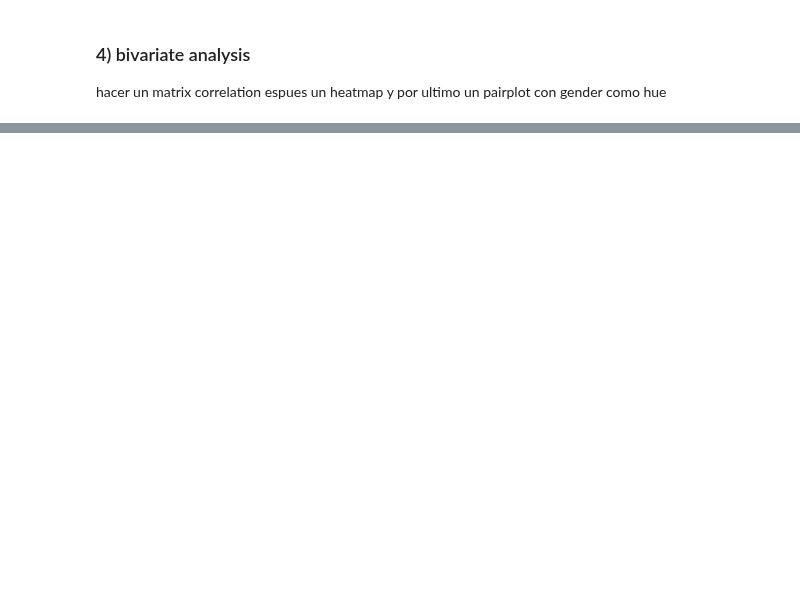
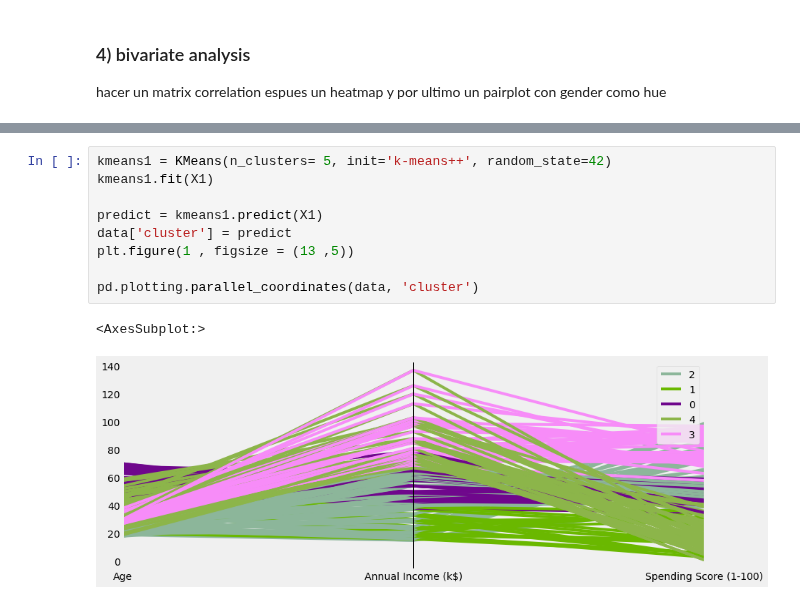
Before and after one commit to martinnss/Customer-Segmentation-with-KMeans-and-Affinity-Propagation, a Jupyter notebook: costumer_segmentation_kmeans.ipynb, the cells around one changed output, grey strips where cells are left out. Saved outputs shown, nothing was run; the diff lists cells and outputs as text; blank space fills up the shorter version.

```diff
--- a/costumer_segmentation_kmeans.ipynb
+++ b/costumer_segmentation_kmeans.ipynb
@@ -153,0 +193,12 @@ hacer un matrix correlation espues un heatmap y por ultimo un pairplot con gende
+# %%
+kmeans1 = KMeans(n_clusters= 5, init='k-means++', random_state=42)
+kmeans1.fit(X1)
+
+predict = kmeans1.predict(X1)
+data['cluster'] = predict
+plt.figure(1 , figsize = (13 ,5))
+
+pd.plotting.parallel_coordinates(data, 'cluster')
+# %% [output]
+<AxesSubplot:>
+[figure, added]
```
Also changed, not shown: parts of 6 cells of this notebook.
